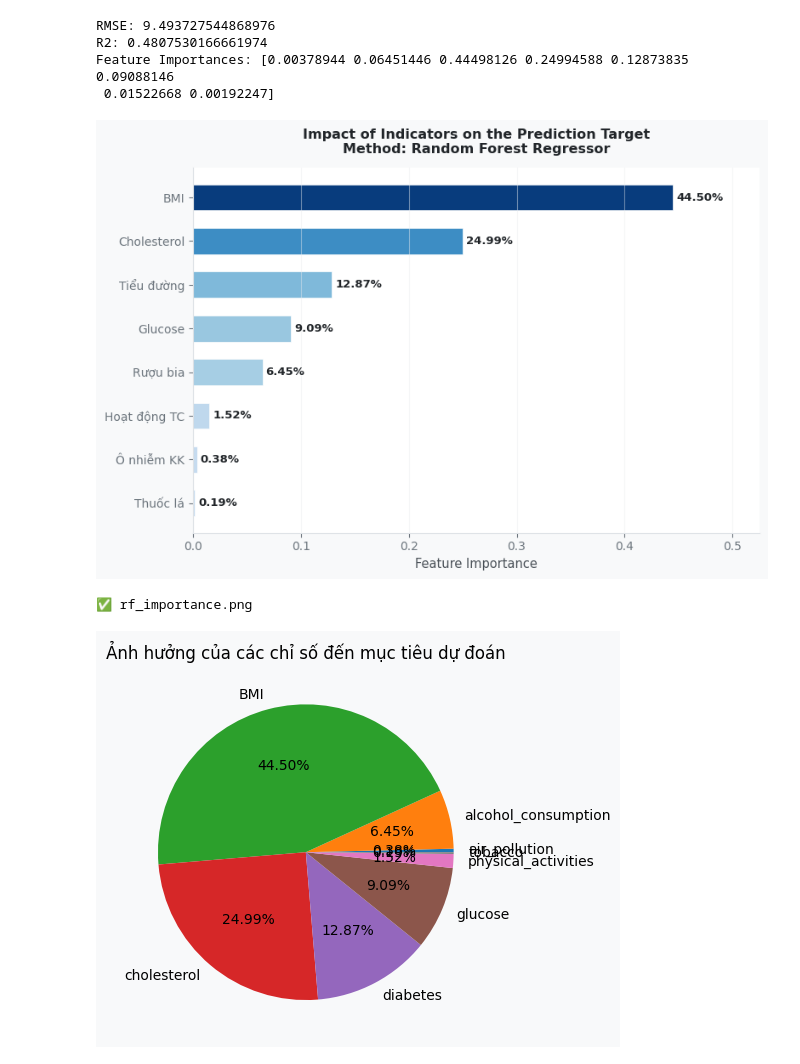
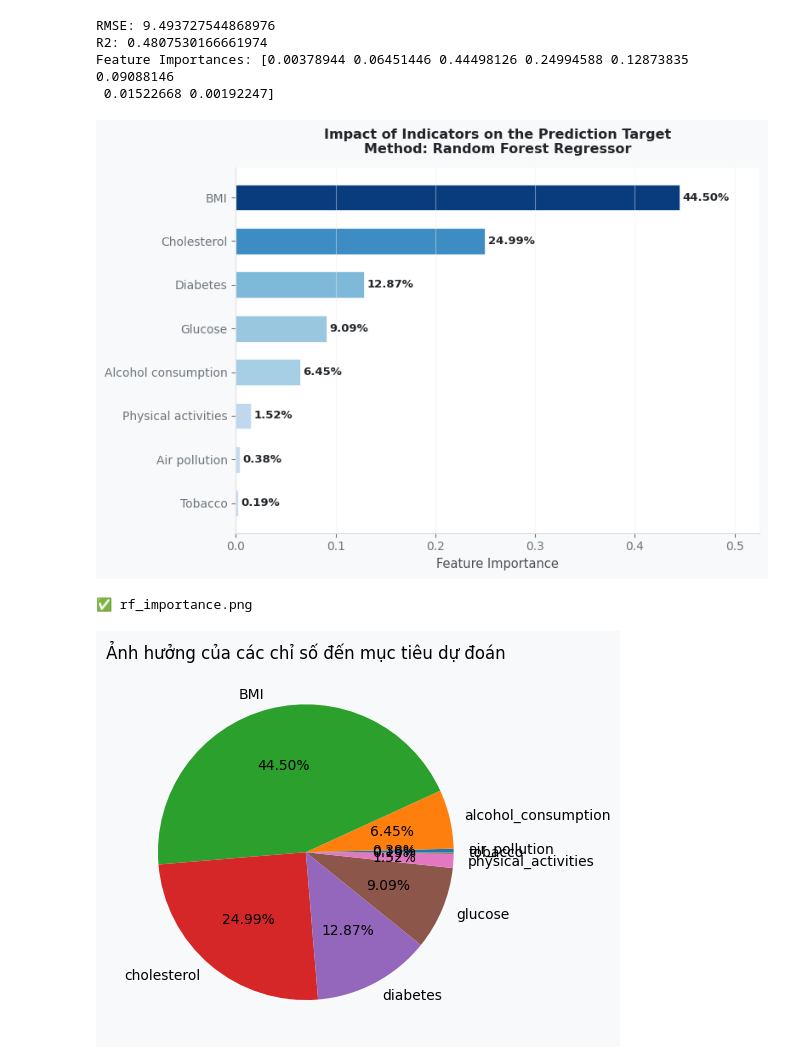
Before and after one commit to baolam/heart-disease-analysis, a Jupyter notebook: processing/draw_for_report copy.ipynb, the cells around one changed output. Cells and saved outputs as stored; diff of their text form; code cells hidden in the pictures.

```diff
--- a/processing/draw_for_report copy.ipynb
+++ b/processing/draw_for_report copy.ipynb
@@ -751,8 +751,8 @@ ax.set_facecolor('#FFFFFF')
 
 importances = impor.tolist()           # biến từ run_for_random_forest()
 labels_vi = [
-    'Ô nhiễm KK', 'Rượu bia', 'BMI', 'Cholesterol',
-    'Tiểu đường', 'Glucose', 'Hoạt động TC', 'Thuốc lá'
+    'Air pollution', 'Alcohol consumption', 'BMI', 'Cholesterol',
+    'Diabetes', 'Glucose', 'Physical activities', 'Tobacco'
 ]
 sorted_idx = np.argsort(importances)
 sorted_imp = [importances[i] for i in sorted_idx]
@@ -761,34 +761,34 @@ sorted_lbl = [labels_vi[i] for i in sorted_idx]
 norm_rf = plt.Normalize(min(sorted_imp), max(sorted_imp))
 bar_colors_rf = [plt.cm.Blues(norm_rf(v) * 0.7 + 0.25) for v in sorted_imp]
 
 bars = ax.barh(sorted_lbl, sorted_imp,
                color=bar_colors_rf, height=0.6,
                edgecolor='white', linewidth=0.5)
 
 for bar, val in zip(bars, sorted_imp):
     ax.text(val + 0.003, bar.get_y() + bar.get_height()/2,
             f'{val*100:.2f}%', va='center', ha='left',
             fontsize=9.5, fontweight='600', color='#212529')
 
 ax.set_xlabel('Feature Importance', fontsize=10.5)
 ax.set_title(
     'Impact of Indicators on the Prediction Target\n'
     'Method: Random Forest Regressor',
     fontsize=11.5, fontweight='bold', color='#212529', pad=12
 )
 ax.set_xlim(0, max(sorted_imp) * 1.18)
 ax.spines['top'].set_visible(False)
 ax.spines['right'].set_visible(False)
 ax.grid(True, axis='x', alpha=0.45, linewidth=0.8)
 ax.tick_params(axis='y', labelsize=10)
 
 plt.tight_layout()
 plt.savefig('rf_importance.png', dpi=180,
             bbox_inches='tight', facecolor='#F8F9FA')
 plt.show()
 print("✅ rf_importance.png")
 # %% [output]
-[figure, old version]
+[figure, new version]
 ✅ rf_importance.png
 # %%
 plt.figure()
```
Also changed, not shown: parts of 17 cells of this notebook, 12 other files.
